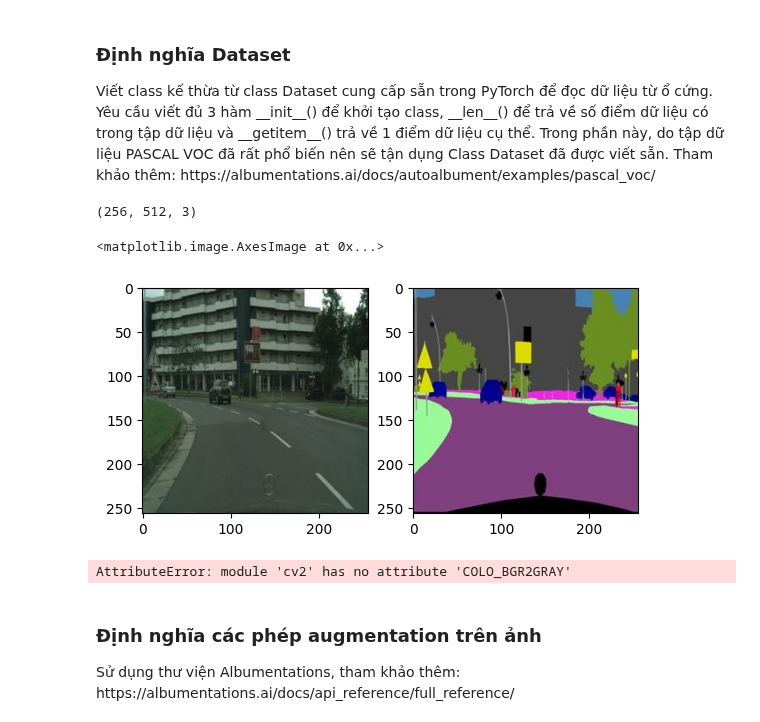
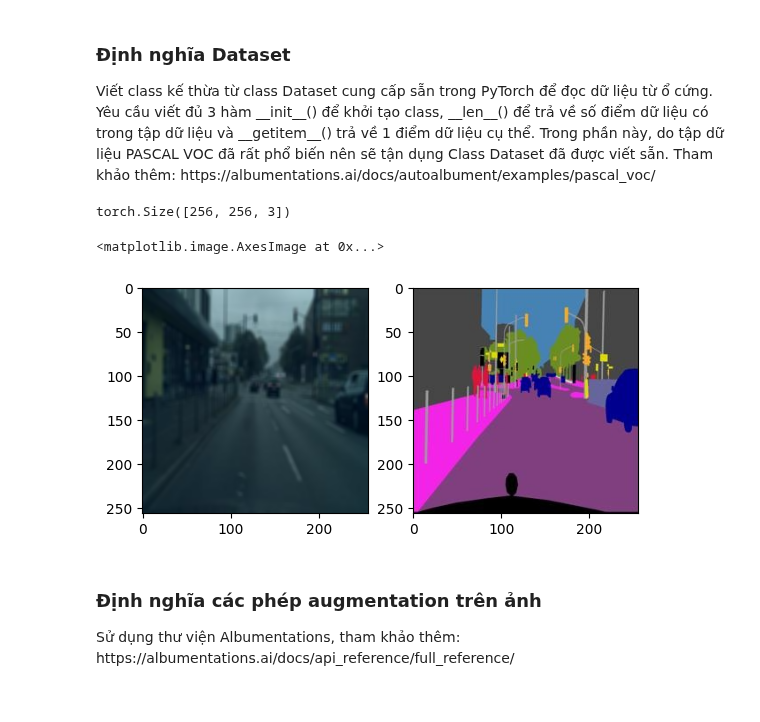
Before and after one commit to Coder0469/Do-an-1, a Jupyter notebook: Week3/B2_basic_pipeline_PASCALVOC.ipynb, the cells around one changed output. Cells and saved outputs as stored; diff of their text form; code cells hidden in the pictures.

```diff
--- a/Week3/B2_basic_pipeline_PASCALVOC.ipynb
+++ b/Week3/B2_basic_pipeline_PASCALVOC.ipynb
@@ -89,16 +97,16 @@ Path to dataset files: /kaggle/input/cityscapes-image-pairs
   <h3>Định nghĩa Dataset</h3>
 </div>
 Viết class kế thừa từ class Dataset cung cấp sẵn trong PyTorch để đọc dữ liệu từ ổ cứng. Yêu cầu viết đủ 3 hàm __init__() để khởi tạo class, __len__() để trả về số điểm dữ liệu có trong tập dữ liệu và __getitem__() trả về 1 điểm dữ liệu cụ thể. Trong phần này, do tập dữ liệu PASCAL VOC đã rất phổ biến nên sẽ tận dụng Class Dataset đã được viết sẵn. Tham khảo thêm: https://albumentations.ai/docs/autoalbument/examples/pascal_voc/
+# %%
+drive_path = "/content/drive/MyDrive/cityscapes_data"
+kaggle_path = "/kaggle/input/cityscapes-image-pairs/cityscapes_data"
 # %%
-img = cv2.imread("/kaggle/input/cityscapes-image-pairs/cityscapes_data/train/1.jpg")
+
+img = cv2.imread(f"/{drive_path}/train/1.jpg")
 img = cv2.cvtColor(img,cv2.COLOR_BGR2RGB)
 print(img.shape)
 plt.subplot(121);plt.imshow(img[:,:int(img.shape[1]/2),:])
 plt.subplot(122);plt.imshow(img[:,int(img.shape[1]/2):,:])
-# %% [output]
-(256, 512, 3)
-<matplotlib.image.AxesImage at 0x...>
-[figure, removed]
 # %%
 cv2.setNumThreads(0)
 cv2.ocl.setUseOpenCL(False)
@@ -193,7 +201,7 @@ train_transform = A.Compose([
     A.Sharpen(),
     A.RGBShift(),
     # A.Cutout(num_holes=5, max_h_size=25, max_w_size=25, fill_value=0),
-    A.Normalize(mean=(0.485, 0.456, 0.406), std=(0.229, 0.224, 0.225), max_pixel_value=255.0),
+    # A.Normalize(mean=(0.485, 0.456, 0.406), std=(0.229, 0.224, 0.225), max_pixel_value=255.0),
     ToTensorV2(),
 ])
 
@@ -220,20 +228,22 @@ class MyDataset(Dataset):
     def __getitem__(self, idx):
         open_img = cv2.imread(self.files[idx])
         image = cv2.cvtColor(open_img[:,:int(open_img.shape[1]/2),:], cv2.COLOR_BGR2RGB)
-        mask = cv2.cvtColor(open_img[:,int(open_img.shape[1]/2):,:], cv2.COLO_BGR2GRAY)
-        # image (RGB), mask (2D matrix)
+        mask = cv2.cvtColor(open_img[:,int(open_img.shape[1]/2):,:], cv2.COLOR_BGR2RGB)
         if self.transform is not None:
             transformed = self.transform(image=image, mask=mask)
-            transformed_image = transformed['image']
-            transformed_mask = transformed['mask']
-        return transformed_image[...,:-1], transformed_mask[...,:-1]
+            image = transformed['image']
+            mask = transformed['mask']
+        return image,mask
 # %%
-train_dataset = MyDataset("/kaggle/input/cityscapes-image-pairs/cityscapes_data/train",train_transform)
-img,mask = train_dataset.__getitem__(1)
-plt.subplot(121);plt.imshow(img)
+train_dataset = MyDataset(os.path.join(drive_path,"train"),train_transform)
+img,mask = train_dataset.__getitem__(5)
+print(mask.shape)
+plt.subplot(121);plt.imshow(img.permute(1,2,0))
 plt.subplot(122);plt.imshow(mask)
 # %% [output]
-AttributeError: module 'cv2' has no attribute 'COLO_BGR2GRAY'
+torch.Size([256, 256, 3])
+<matplotlib.image.AxesImage at 0x...>
+[figure, added]
 # %% [markdown]
 <div class="markdown-google-sans">
   <h3>Định nghĩa các phép augmentation trên ảnh</h3>
```
Also changed, not shown: parts of 6 cells of this notebook.
